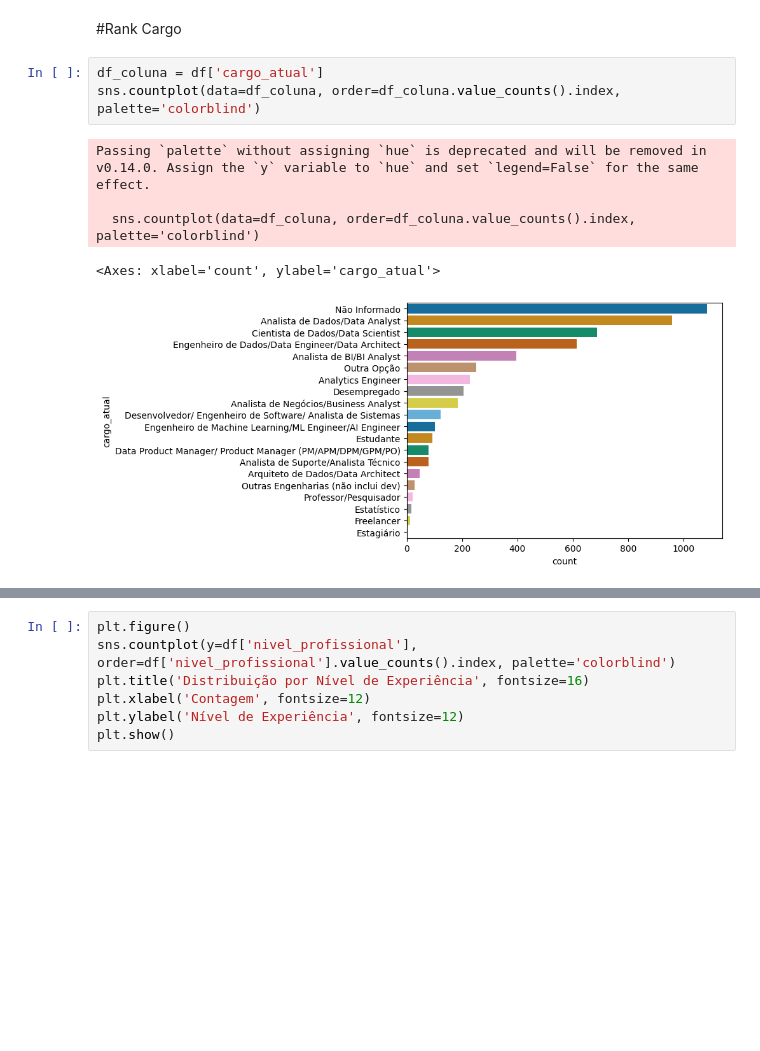
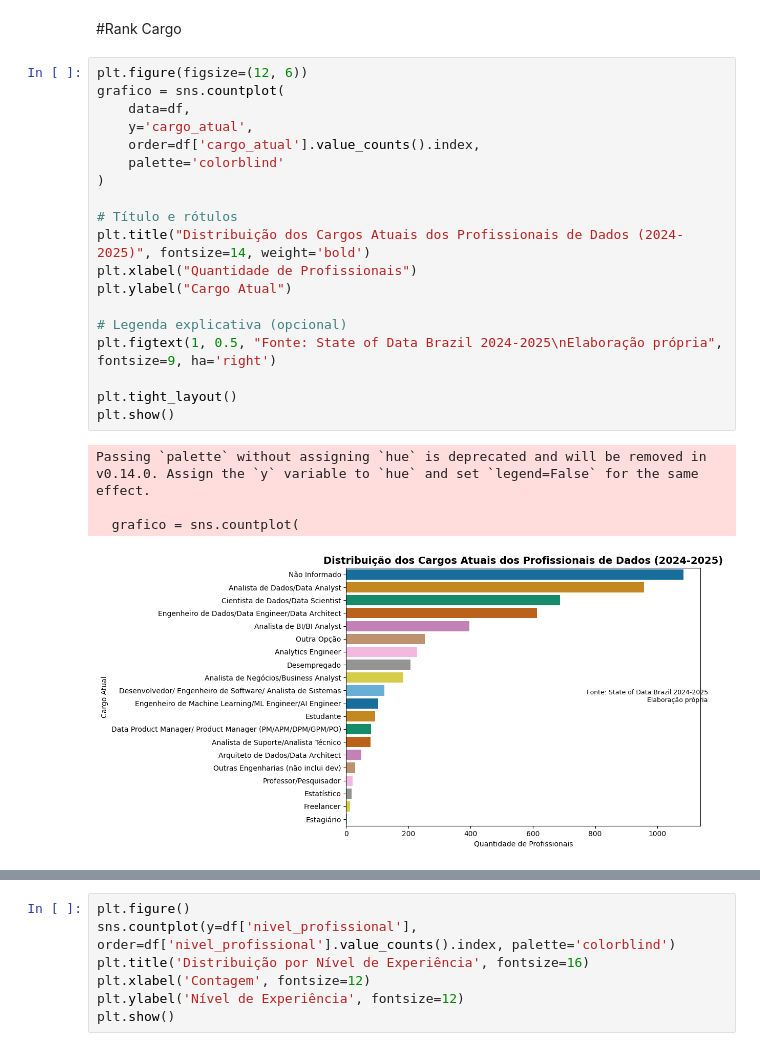
Before and after one commit to EdilsonMarquesCurzJr/TopicosATVF, a Jupyter notebook: DataExplore/Edilson_Marques_Gabriel_Vinicius_Reinaldo_Dias_Jorge_Lucas_2025_1_EDA.ipynb, the cells around one changed output, grey strips where cells are left out. Saved outputs shown, nothing was run; the diff lists cells and outputs as text; blank space fills up the shorter version.

```diff
--- a/DataExplore/Edilson_Marques_Gabriel_Vinicius_Reinaldo_Dias_Jorge_Lucas_2025_1_EDA.ipynb
+++ b/DataExplore/Edilson_Marques_Gabriel_Vinicius_Reinaldo_Dias_Jorge_Lucas_2025_1_EDA.ipynb
@@ -289,11 +308,26 @@ Passing `palette` without assigning `hue` is deprecated and will be removed in v
 # %% [markdown]
 #Rank Cargo
-# %%
-df_coluna = df['cargo_atual']
-sns.countplot(data=df_coluna, order=df_coluna.value_counts().index, palette='colorblind')
-# %% [output]
-Passing `palette` without assigning `hue` is deprecated and will be removed in v0.14.0. Assign the `y` variable to `hue` and set `legend=False` for the same effect.
-
-  sns.countplot(data=df_coluna, order=df_coluna.value_counts().index, palette='colorblind')
-<Axes: xlabel='count', ylabel='cargo_atual'>
-[figure, removed]
+# %%
+plt.figure(figsize=(12, 6))
+grafico = sns.countplot(
+    data=df,
+    y='cargo_atual',
+    order=df['cargo_atual'].value_counts().index,
+    palette='colorblind'
+)
+
+# Título e rótulos
+plt.title("Distribuição dos Cargos Atuais dos Profissionais de Dados (2024-2025)", fontsize=14, weight='bold')
+plt.xlabel("Quantidade de Profissionais")
+plt.ylabel("Cargo Atual")
+
+# Legenda explicativa (opcional)
+plt.figtext(1, 0.5, "Fonte: State of Data Brazil 2024-2025\nElaboração própria", fontsize=9, ha='right')
+
+plt.tight_layout()
+plt.show()
+# %% [output]
+Passing `palette` without assigning `hue` is deprecated and will be removed in v0.14.0. Assign the `y` variable to `hue` and set `legend=False` for the same effect.
+
+  grafico = sns.countplot(
+[figure, added]
```
Also changed, not shown: parts of 5 cells of this notebook.
